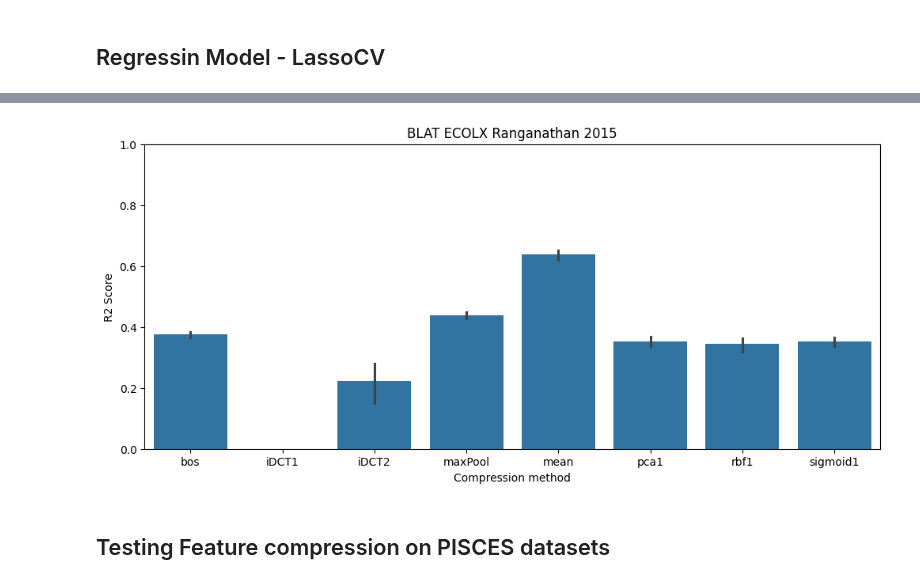
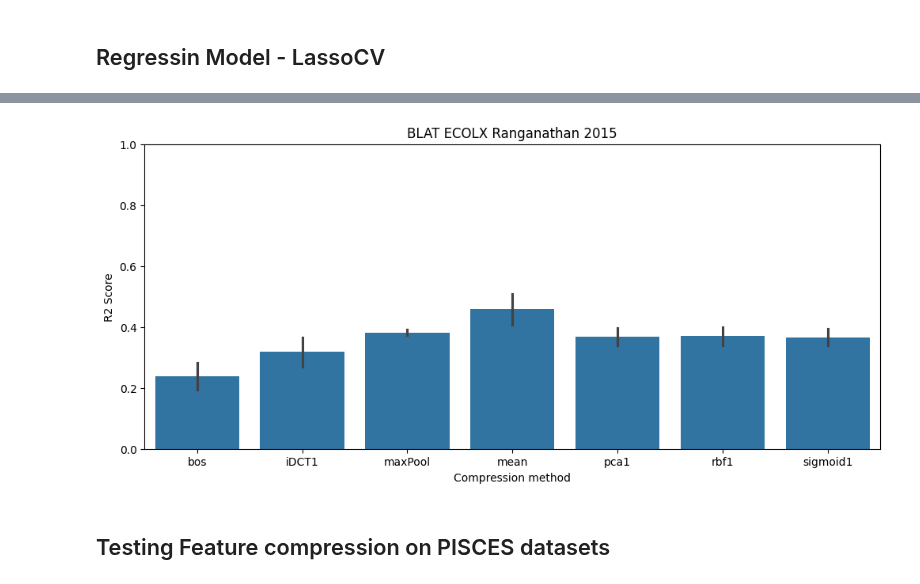
Before and after one commit to ziul-bio/SWAT, a Jupyter notebook: feature_compression.ipynb, the cells around one changed output, grey strips where cells are left out. Cells and saved outputs as stored; diff of their text form; code cells hidden in the pictures.

Commit message:
updating methods in feature compressins

```diff
--- a/feature_compression.ipynb
+++ b/feature_compression.ipynb
@@ -277,8 +297,8 @@ def load_per_tok_embeds(dir_path, compression_method, rep_layer=30):
 
     return embeddings
 # %%
-dir_path = 'embeddings/BLAT_ECOLX_Ostermeier2014_esm2_150M/'
-for i in ['mean', 'bos', 'max_pool', 'pca1', 'pca2', 'pca1-2', 'iDCT', 'rbf1', 'sigmoid1']:
+dir_path = 'embeddings/DMS_all/esm2_150M/BLAT_ECOLX_Ostermeier2014_esm2_150M/'
+for i in ['mean', 'bos', 'maxPool', 'pca1', 'pca2', 'iDCT1', 'rbf1', 'sigmoid1']:
     print(f'Compressing embeddings using {i}')
     embed = load_per_tok_embeds(dir_path, i)
     #with open(f'embeddings/BLAT_ECOLX_Ostermeier2014_esm2_150M_compressed/BLAT_ECOLX_Ostermeier2014_esm2_150M_{i}.pkl', 'wb') as f:
@@ -306,7 +326,6 @@ def run_regression(features, target):
         # Define and train the regression model
         with warnings.catch_warnings():
             warnings.simplefilter("ignore", category=ConvergenceWarning)
-            #model = LassoCV(cv=None, random_state=42, max_iter=1000, tol=1e-2, n_jobs=-1) # v01
             model = LassoCV(cv=None, random_state=42, max_iter=1000, tol=1e-2, n_jobs=-1)
             model.fit(X_train, y_train)
 
@@ -374,16 +393,13 @@ def save_results(r2s_train, maes_train, rmses_train, r2s_test, maes_test, rmses_
 
 
 
-def run_regression_on_compressed_files(path_compressed_embed_file, path_meta_data):
+def run_regression_on_compressed_files(embeddings, path_meta_data):
     '''Run regression on compressed embeddings'''
 
+    results = pd.DataFrame()
     meta_data = pd.read_csv(path_meta_data)
-    results = pd.DataFrame()
-    method = path_compressed_embed_file.split('_')[-1].split('.')[0]
+    embed = embeddings
 
-    print('Results for method:', method)
-    # load and merge the data with features
-    embed = pd.read_pickle(path_compressed_embed_file)
     embed_df = pd.DataFrame.from_dict(embed, orient='index').reset_index()
     embed_df.rename(columns={'index': 'ID'}, inplace=True)
     data = meta_data.merge(embed_df, how='inner', left_on='ID', right_on='ID')
@@ -394,7 +410,6 @@ def run_regression_on_compressed_files(path_compressed_embed_file, path_meta_dat
     # run regression
     r2s_train, maes_train, rmses_train, r2s_test, maes_test, rmses_test, rhos_train, rhos_test, folds, num_nonzero_coefs = run_regression(features, target)
     res = save_results(r2s_train, maes_train, rmses_train, r2s_test, maes_test, rmses_test, rhos_train, rhos_test, folds, num_nonzero_coefs)
-    res['Compression_method'] = method
     results = pd.concat([results, res], axis=0)
 
     return results
@@ -404,10 +419,13 @@ def run_regression_on_compressed_files(path_compressed_embed_file, path_meta_dat
 # %%
 results = pd.DataFrame()
-for m in ['mean', 'bos', 'maxPool', 'pca1', 'iDCT1', 'iDCT2', 'rbf1', 'sigmoid1']:
-    target_name = 'target'
-    path_compressed_embed = f'embeddings/DMS_compressed/BLAT_ECOLX_Ranganathan2015_esm2_150M_compressed/embed_layer_30_{m}.pkl'
-    path_meta_data = 'data/metadata_DMS/BLAT_ECOLX_Ranganathan2015_metadata.csv'
-    res = run_regression_on_compressed_files(path_compressed_embed, path_meta_data)
+dir_path = 'embeddings/DMS/BLAT_ECOLX_Tenaillon2013_esm2_150M/'
+for m in ['mean', 'bos', 'maxPool', 'pca1', 'iDCT1', 'rbf1', 'sigmoid1']:
+    print(f'Compressing embeddings using {m}')
+    embed = load_per_tok_embeds(dir_path, m)
+    path_meta_data = 'data/metadata_DMS/BLAT_ECOLX_Tenaillon2013_metadata.csv'
+    res = run_regression_on_compressed_files(embed, path_meta_data)
     res['compression_method'] = m
     results = pd.concat([results, res], axis=0)
+
+results
 # %% [output]
@@ -451,15 +466,15 @@ results
 # %%
-results.sort_values('Compression_method', inplace=True)
+results.sort_values('compression_method', inplace=True)
 
 plt.figure(figsize=(12, 5))
-sns.barplot(data=results, x='Compression_method', y='R2_score_test')
+sns.barplot(data=results, x='compression_method', y='R2_score_test')
 plt.title('BLAT ECOLX Ranganathan 2015')
 plt.ylim(0, 1)
 plt.ylabel('R2 Score')
 plt.xlabel('Compression method')
 plt.show()
 # %% [output]
-[figure, old version]
+[figure, new version]
 # %% [markdown]
 ## Testing Feature compression on PISCES datasets
 # %%
```
Also changed, not shown: parts of 7 cells of this notebook.
